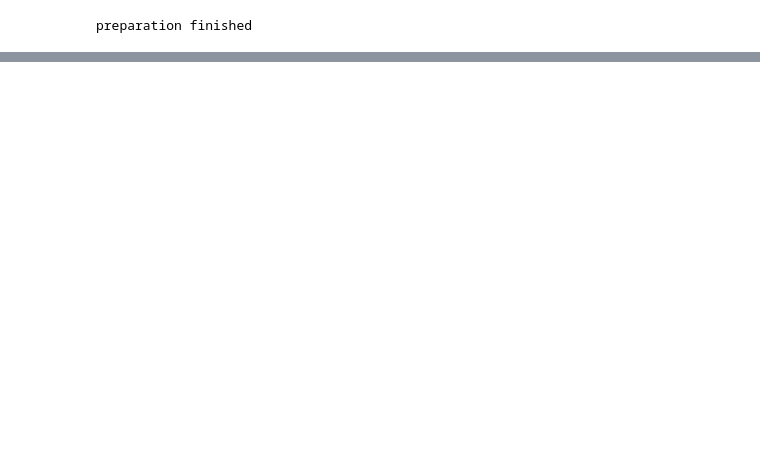
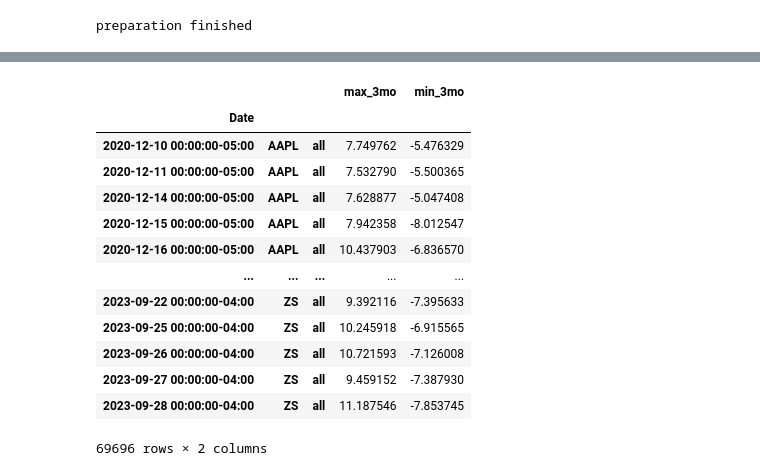
Before and after one commit to psemdel/py-trading-bot, a Jupyter notebook: py-trading-bot/jupyter_scripts/ml.ipynb, the cells around one changed output, grey strips where cells are left out. Saved outputs shown, nothing was run; the diff lists cells and outputs as text; code cells hidden in the pictures; blank space fills up the shorter version.

```diff
--- a/py-trading-bot/jupyter_scripts/ml.ipynb
+++ b/py-trading-bot/jupyter_scripts/ml.ipynb
@@ -372,0 +640,15 @@ pf.trades.records.sort_values(["entry_idx"], ascending=True).head(50)
+# %%
+#symbols=constants.CAC40
+#symbols=constants.DAX
+symbols=constants.NASDAQ
+#symbols=constants.IT
+
+period=3
+#index_symbol="^FCHI"
+#index_symbol="^GDAXI"
+index_symbol="^IXIC"
+
+symbols=common.filter_intro_symbol(symbols,period)
+# %%
+ust=stratL.StratLIVE(symbols,str(period)+"y",index_symbol)
+ust=strat.StratHold(period,input_ust=ust)
@@ -372,0 +658,2 @@ pf.trades.records.sort_values(["entry_idx"], ascending=True).head(50)
+# %%
+m_live=MLLive(period, ust)
@@ -372,0 +680,19 @@ pf.trades.records.sort_values(["entry_idx"], ascending=True).head(50)
+# %%
+a, y_df_live=m_live.use("with_wq_forest",m_live.x_df)
+out_dic_live=m_live.unflatten(y_df_live,"max_3mo")
+y_df_live
+# %% [output]
+|  |  |  | max_3mo | min_3mo |
+| Date |  |  |  |  |
+| 2020-12-10 00:00:00-05:00 | AAPL | all | 7.749762 | -5.476329 |
+| 2020-12-11 00:00:00-05:00 | AAPL | all | 7.532790 | -5.500365 |
+| 2020-12-14 00:00:00-05:00 | AAPL | all | 7.628877 | -5.047408 |
+| 2020-12-15 00:00:00-05:00 | AAPL | all | 7.942358 | -8.012547 |
+| 2020-12-16 00:00:00-05:00 | AAPL | all | 10.437903 | -6.836570 |
+| ... | ... | ... | ... | ... |
+| 2023-09-22 00:00:00-04:00 | ZS | all | 9.392116 | -7.395633 |
+| 2023-09-25 00:00:00-04:00 | ZS | all | 10.245918 | -6.915565 |
+| 2023-09-26 00:00:00-04:00 | ZS | all | 10.721593 | -7.126008 |
+| 2023-09-27 00:00:00-04:00 | ZS | all | 9.459152 | -7.387930 |
+| 2023-09-28 00:00:00-04:00 | ZS | all | 11.187546 | -7.853745 |
+69696 rows × 2 columns
```
Also changed, not shown: parts of 38 cells of this notebook, 7 other files.
